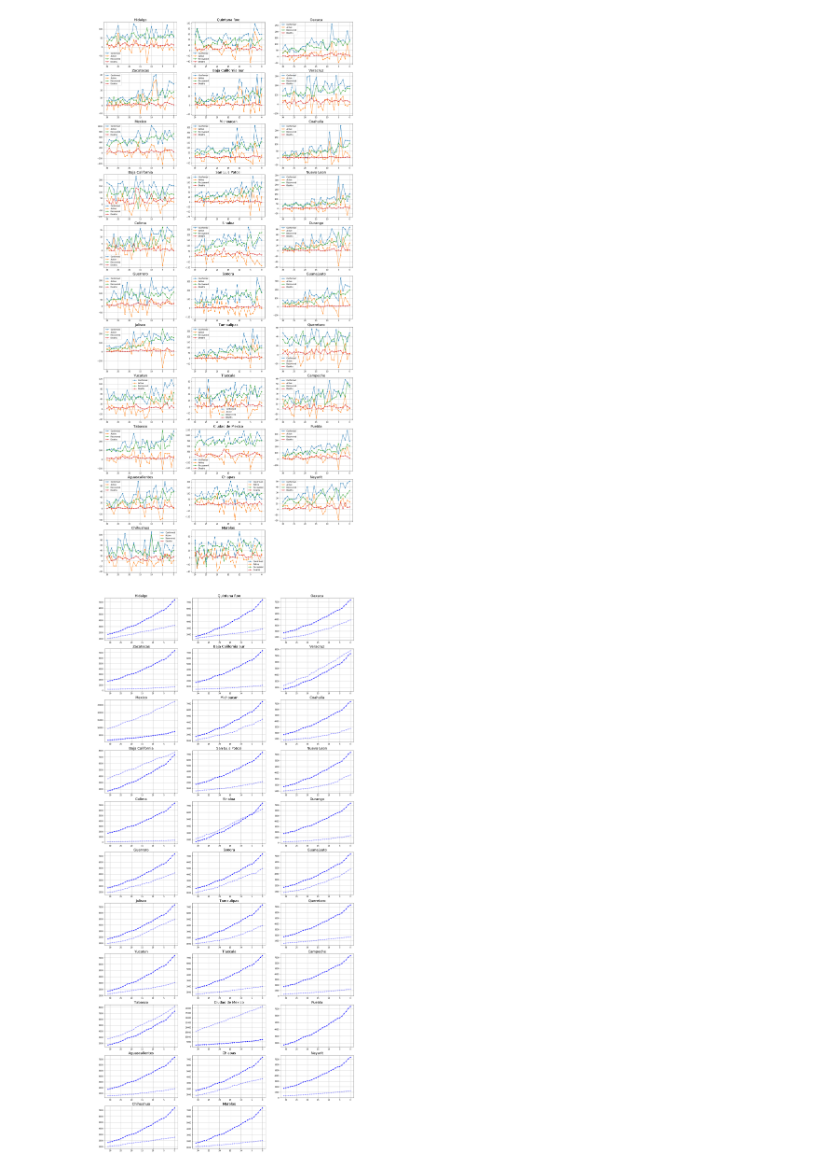
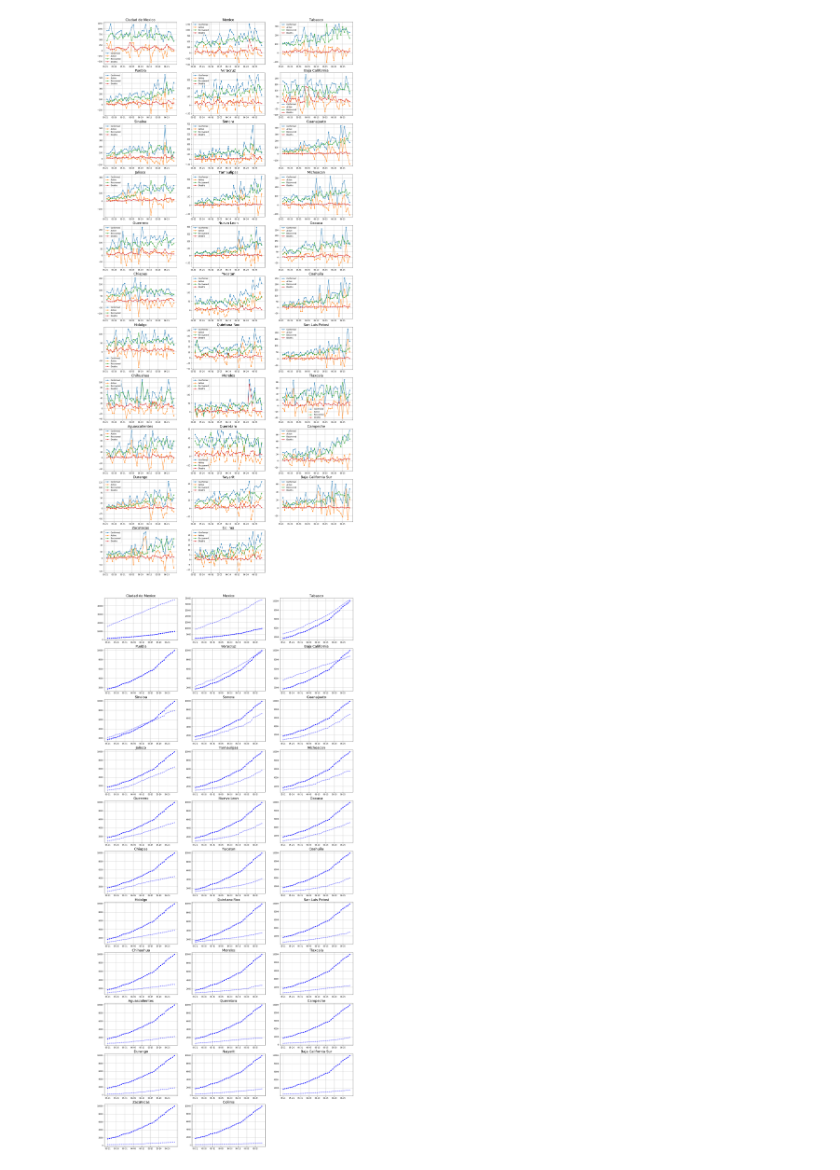
Before and after one commit to qmxp55/covid_mexico, a Jupyter notebook: covid.ipynb, the cells around one changed output. Cells and saved outputs as stored; diff of their text form; code cells hidden in the pictures.

```diff
--- a/covid.ipynb
+++ b/covid.ipynb
@@ -28,23 +26,26 @@ mexico = frame['Country_Region'] == 'Mexico'
 frame['time'] = pd.to_datetime(frame['Last_Update'])
 #frame.sort_values(by=['time'])
 
-frame['time_passed'] = (dt.datetime.now() - frame['time']).dt.days
+#frame['time_passed'] = (dt.datetime.now() - frame['time']).dt.days
+frame['time_passed'] = frame['time']
 
 #Get current datetime
 #dt.datetime.now()
 #print(np.sum(mexico), np.sum(puebla))
 # %%
 #
-def show_all(frame=None, compare=None, new_per_day=False, cases=None):
+def show_all(frame=None, states_list=None, compare=None, new_per_day=False, cases=None):
 
     fig = plt.figure(figsize=(24,5*32))
     frame = frame.sort_values(by=['time'])
 
-    for num, i in enumerate(list(set(frame['Province_State'][mexico]))):
+    if states_list is None: states_list = list(set(frame['Province_State'][mexico]))
+
+    for num, i in enumerate(states_list):
 
         if i is np.nan: continue
 
-        plt.subplot(32,3, num)
+        plt.subplot(32,3, num+1)
 
         state = i
         mask = frame['Province_State'] == state
@@ -55,38 +56,50 @@ def show_all(frame=None, compare=None, new_per_day=False, cases=None):
 
         for num2, case in enumerate(cases):
 
+            time1 = frame['time_passed'][mask].dt.strftime('%m-%d')
+
             if compare is not None:
 
                 mask2 = frame['Province_State'] == compare
+                time2 = frame['time_passed'][mask2].dt.strftime('%m-%d')
 
                 if new_per_day:
-                    plt.plot(frame['time_passed'][mask], frame[case][mask] - frame[case][mask].shift(1), marker='*', alpha=0.3, c=colors[num2])
-                    plt.plot(frame['time_passed'][mask2], frame[case][mask2] - frame[case][mask2].shift(1), marker='*', ls='--', c=colors[num2])
+                    plt.plot(time1, frame[case][mask] - frame[case][mask].shift(1), marker='*', alpha=0.3, c=colors[num2])
+                    plt.plot(time2, frame[case][mask2] - frame[case][mask2].shift(1), marker='*', ls='--', c=colors[num2])
 
                 else:
-                    plt.plot(frame['time_passed'][mask], frame[case][mask], marker='*', alpha=0.3, c=colors[num2])
-                    plt.plot(frame['time_passed'][mask2], frame[case][mask2], marker='*', ls='--', c=colors[num2])
+                    plt.plot(time1, frame[case][mask], marker='*', alpha=0.3, c=colors[num2])
+                    plt.plot(time2, frame[case][mask2], marker='*', ls='--', c=colors[num2])
 
             else:
 
-                if new_per_day: plt.plot(frame['time_passed'][mask], frame[case][mask] - frame[case][mask].shift(1), marker='*', label=case)
-                else: plt.plot(frame['time_passed'][mask], frame[case][mask], marker='*', label=case)
+                if new_per_day: plt.plot(time1, frame[case][mask] - frame[case][mask].shift(1), marker='*', label=case)
+                else: plt.plot(time1, frame[case][mask], marker='*', label=case)
 
+            plt.xticks(time1[::5])
 
         #plt.xlabel(r'days since first case', size=20)
         #plt.ylabel(r'cases', size=20)
-        plt.gca().invert_xaxis()
+        #plt.gca().invert_xaxis()
         if compare is None: plt.legend()
         plt.grid()
 # %%
-plt.figure(figsize=(20,6))
+#
+
+data = []
 for i in list(set(frame['Province_State'][mexico])):
     if i is np.nan: continue
     mask = (frame['Province_State'] == i)
-    plt.bar(i, np.max(frame['Confirmed'][mask]))
+
     #print(i, np.max(frame['Confirmed'][mask]))
+    data.append([i, np.max(frame['Confirmed'][mask])])
 
-plt.xticks(rotation='vertical')
+df = pd.DataFrame(data, columns = ['state', 'confirmed'])
+df = df.sort_values(by=['confirmed'],ascending=False)
+
+plt.figure(figsize=(20,6))
+plt.bar(df['state'], df['confirmed'], color='k', alpha=0.7)
+plt.xticks(rotation='vertical', size=15)
 plt.ylabel(r'# Confirmed', size=20)
 plt.show()
 # %% [output]
@@ -98,8 +111,8 @@ show_all(frame=frame, compare=None, new_per_day=False)
 # %%
-show_all(frame=frame, compare=None, new_per_day=True)
+show_all(frame=frame, states_list=list(df['state']), compare=None, new_per_day=True)
 # %% [output]
-[figure, old version]
+[figure, new version]
 # %%
-show_all(frame=frame, compare='Puebla', new_per_day=False, cases=['Confirmed'])
+show_all(frame=frame, states_list=list(df['state']), compare='Puebla', new_per_day=False, cases=['Confirmed'])
 # %% [output]
-[figure, old version]
+[figure, new version]
```
Also changed, not shown: parts of 4 cells of this notebook.
